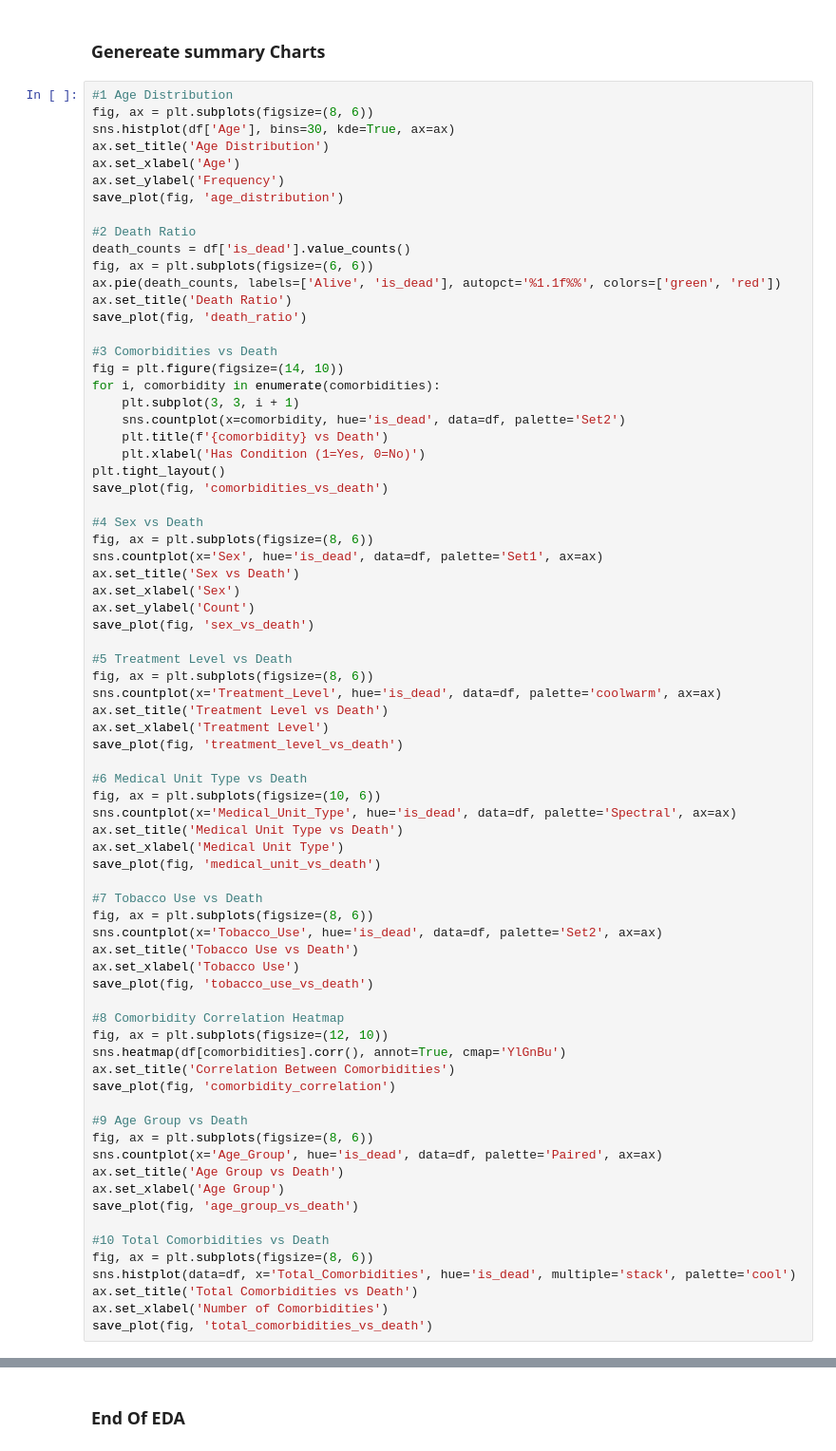
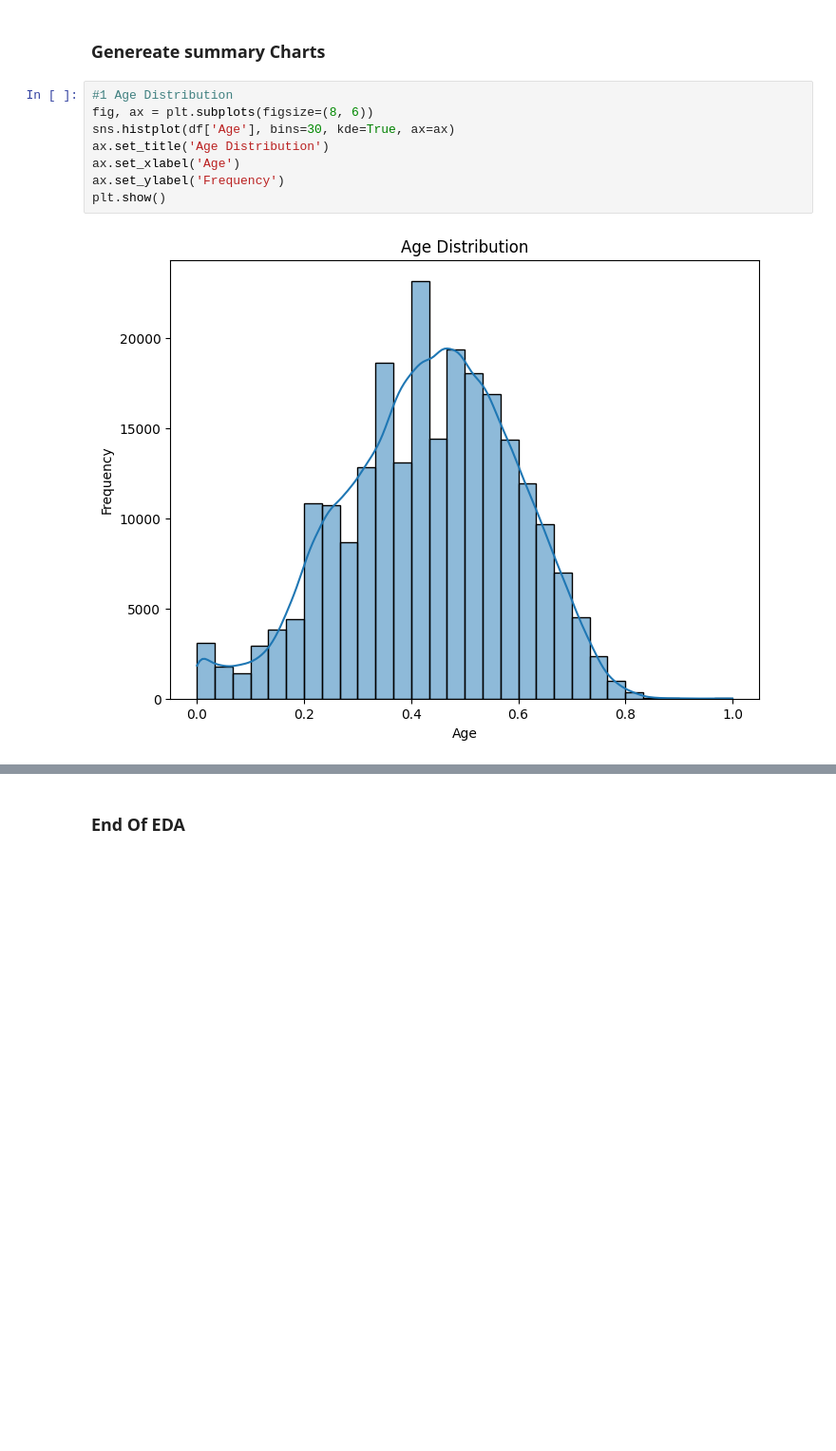
Before and after one commit to MahmoudElshiha/COVID-19-Data-Science, a Jupyter notebook: 2_EDA.ipynb, the cells around one changed output, grey strips where cells are left out. Shown at 95% size. Cells and saved outputs as stored; diff of their text form; blank space fills up the shorter version.

Commit message:
Add initial EDA notebook for COVID-19 dataset with data preprocessing and visualization

```diff
--- a/2_EDA.ipynb
+++ b/2_EDA.ipynb
@@ -41,74 +42,10 @@ df['Total_Comorbidities'] = df[comorbidities].sum(axis=1)
 # %%
 #1 Age Distribution
 fig, ax = plt.subplots(figsize=(8, 6))
 sns.histplot(df['Age'], bins=30, kde=True, ax=ax)
 ax.set_title('Age Distribution')
 ax.set_xlabel('Age')
 ax.set_ylabel('Frequency')
-save_plot(fig, 'age_distribution')
-
-#2 Death Ratio
-death_counts = df['is_dead'].value_counts()
-fig, ax = plt.subplots(figsize=(6, 6))
-ax.pie(death_counts, labels=['Alive', 'is_dead'], autopct='%1.1f%%', colors=['green', 'red'])
-ax.set_title('Death Ratio')
-save_plot(fig, 'death_ratio')
-
-#3 Comorbidities vs Death
-fig = plt.figure(figsize=(14, 10))
-for i, comorbidity in enumerate(comorbidities):
-    plt.subplot(3, 3, i + 1)
-    sns.countplot(x=comorbidity, hue='is_dead', data=df, palette='Set2')
-    plt.title(f'{comorbidity} vs Death')
-    plt.xlabel('Has Condition (1=Yes, 0=No)')
-plt.tight_layout()
-save_plot(fig, 'comorbidities_vs_death')
-
-#4 Sex vs Death
-fig, ax = plt.subplots(figsize=(8, 6))
-sns.countplot(x='Sex', hue='is_dead', data=df, palette='Set1', ax=ax)
-ax.set_title('Sex vs Death')
-ax.set_xlabel('Sex')
-ax.set_ylabel('Count')
-save_plot(fig, 'sex_vs_death')
-
-#5 Treatment Level vs Death
-fig, ax = plt.subplots(figsize=(8, 6))
-sns.countplot(x='Treatment_Level', hue='is_dead', data=df, palette='coolwarm', ax=ax)
-ax.set_title('Treatment Level vs Death')
-ax.set_xlabel('Treatment Level')
-save_plot(fig, 'treatment_level_vs_death')
-
-#6 Medical Unit Type vs Death
-fig, ax = plt.subplots(figsize=(10, 6))
-sns.countplot(x='Medical_Unit_Type', hue='is_dead', data=df, palette='Spectral', ax=ax)
-ax.set_title('Medical Unit Type vs Death')
-ax.set_xlabel('Medical Unit Type')
-save_plot(fig, 'medical_unit_vs_death')
-
-#7 Tobacco Use vs Death
-fig, ax = plt.subplots(figsize=(8, 6))
-sns.countplot(x='Tobacco_Use', hue='is_dead', data=df, palette='Set2', ax=ax)
-ax.set_title('Tobacco Use vs Death')
-ax.set_xlabel('Tobacco Use')
-save_plot(fig, 'tobacco_use_vs_death')
-
-#8 Comorbidity Correlation Heatmap
-fig, ax = plt.subplots(figsize=(12, 10))
-sns.heatmap(df[comorbidities].corr(), annot=True, cmap='YlGnBu')
-ax.set_title('Correlation Between Comorbidities')
-save_plot(fig, 'comorbidity_correlation')
-
-#9 Age Group vs Death
-fig, ax = plt.subplots(figsize=(8, 6))
-sns.countplot(x='Age_Group', hue='is_dead', data=df, palette='Paired', ax=ax)
-ax.set_title('Age Group vs Death')
-ax.set_xlabel('Age Group')
-save_plot(fig, 'age_group_vs_death')
-
-#10 Total Comorbidities vs Death
-fig, ax = plt.subplots(figsize=(8, 6))
-sns.histplot(data=df, x='Total_Comorbidities', hue='is_dead', multiple='stack', palette='cool')
-ax.set_title('Total Comorbidities vs Death')
-ax.set_xlabel('Number of Comorbidities')
-save_plot(fig, 'total_comorbidities_vs_death')
+plt.show()
+# %% [output]
+[figure, added]
```
Also changed, not shown: parts of 18 cells of this notebook.
